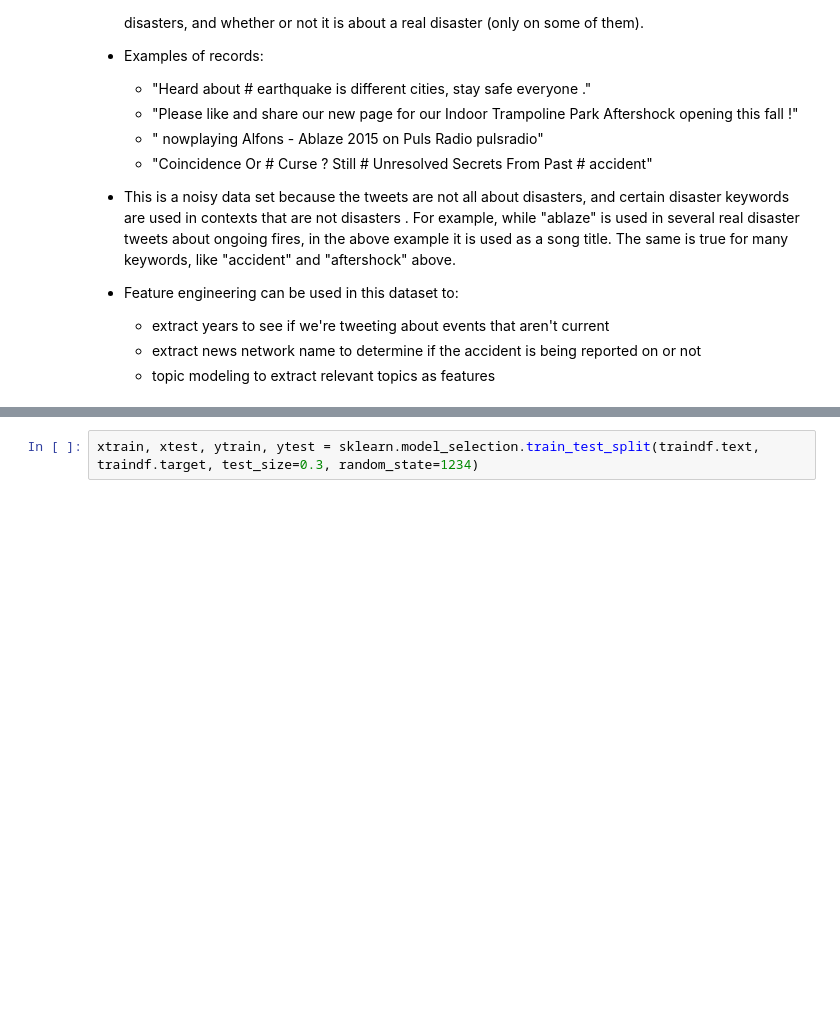
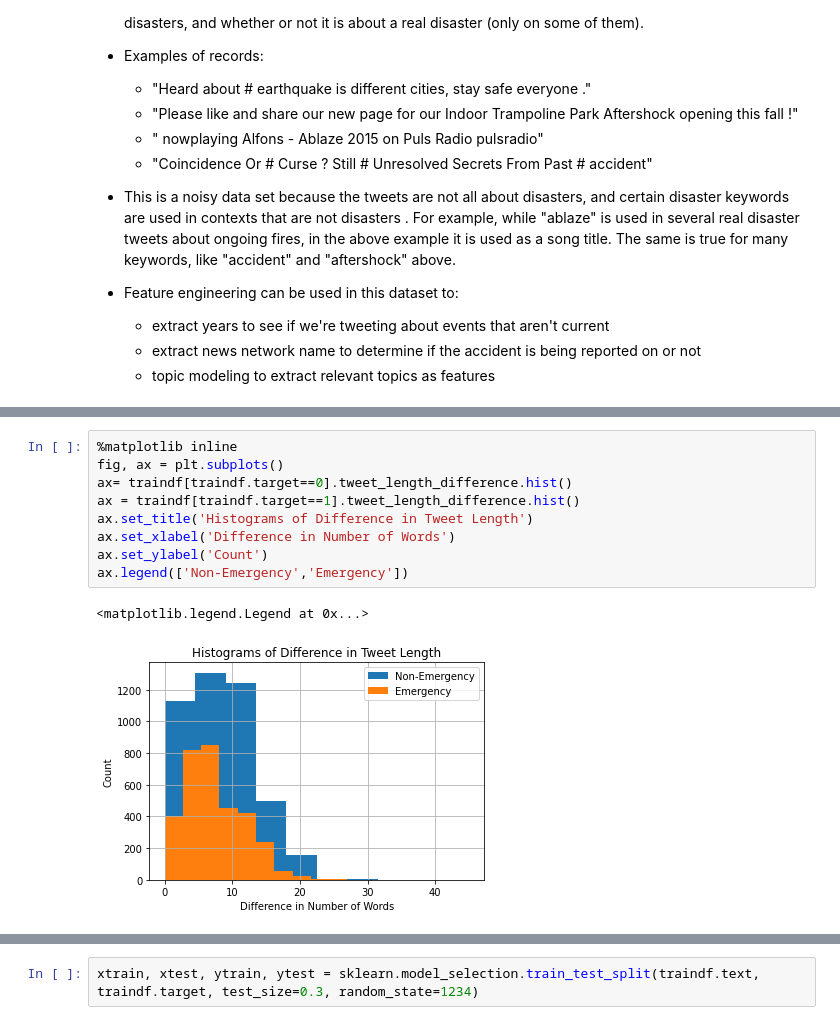
Before and after one commit to christesont/CS4447_FinalProject, a Jupyter notebook: Final_Project.ipynb, the cells around one changed output, grey strips where cells are left out. Drawn from its saved outputs; the diff is of its cells as text; blank space fills up the shorter version.

```diff
--- a/Final_Project.ipynb
+++ b/Final_Project.ipynb
@@ -128 +119,13 @@ traindf.text = train_text
+# %%
+%matplotlib inline
+fig, ax = plt.subplots()
+ax= traindf[traindf.target==0].tweet_length_difference.hist()
+ax = traindf[traindf.target==1].tweet_length_difference.hist()
+ax.set_title('Histograms of Difference in Tweet Length')
+ax.set_xlabel('Difference in Number of Words')
+ax.set_ylabel('Count')
+ax.legend(['Non-Emergency','Emergency'])
+# %% [output]
+<matplotlib.legend.Legend at 0x...>
+[figure, added]
 # %%
```
Also changed, not shown: parts of 15 cells of this notebook.
